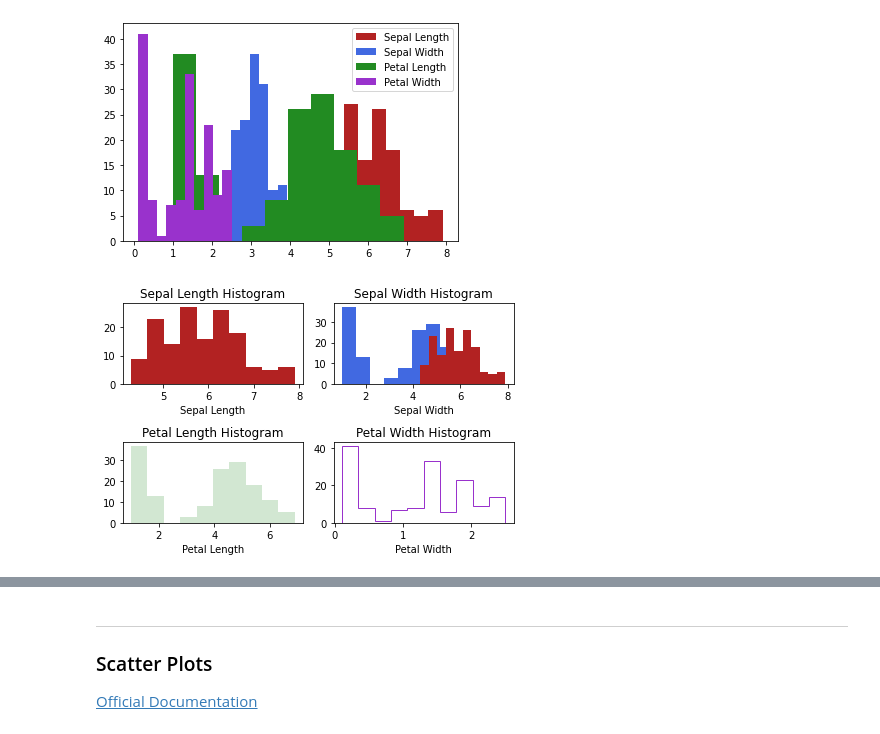
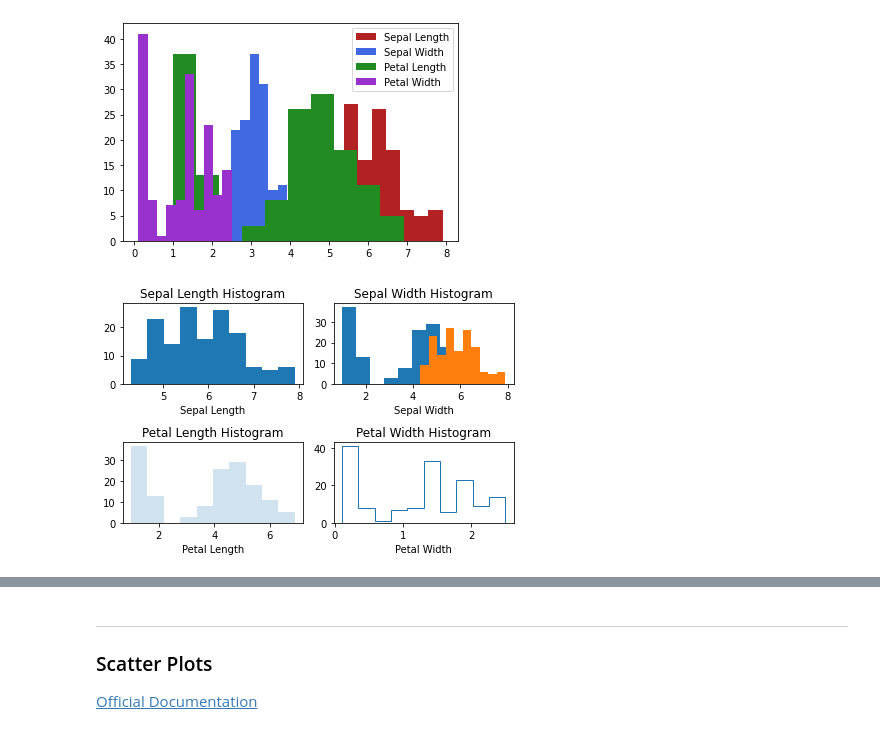
Before and after one commit to ShanePAustin/fundamentals-of-data-analysis, a Jupyter notebook: pyplot.ipynb, the cells around one changed output, grey strips where cells are left out. Saved outputs shown, nothing was run; the diff lists cells and outputs as text; code cells hidden in the pictures.

```diff
--- a/pyplot.ipynb
+++ b/pyplot.ipynb
@@ -390,29 +390,30 @@ plt.legend()
 [figure]
 # %%
 plt.subplot(2,2,1)
-plt.hist(df["Sepal Length"], color = "firebrick", histtype = "bar")
+plt.hist(df["SepalLength"], histtype = "bar")
+
 plt.title("Sepal Length Histogram")
 plt.xlabel("Sepal Length")
 
 plt.subplot(2,2,2)
-plt.hist(df["Petal Length"], color = "royalblue", histtype = "barstacked")
-plt.hist(df["Sepal Length"], color = "firebrick", histtype = "barstacked")
+plt.hist(df["PetalLength"], histtype = "barstacked")
+plt.hist(df["SepalLength"], histtype = "barstacked")
 
 plt.title("Sepal Width Histogram")
 plt.xlabel("Sepal Width")
 
 plt.subplot(2,2,3)
-plt.hist(df["Petal Length"], color = "forestgreen", alpha=0.2)
+plt.hist(df["PetalLength"], alpha=0.2)
 plt.title("Petal Length Histogram")
 plt.xlabel("Petal Length")
 
 plt.subplot(2,2,4)
-plt.hist(df["Petal Width"], color = "darkorchid", histtype = "step")
+plt.hist(df["PetalWidth"], histtype = "step")
 
 plt.title("Petal Width Histogram")
 plt.xlabel("Petal Width")
 
 #tight layout stops the labels overlapping
 plt.tight_layout()
 # %% [output]
-[figure, old version]
+[figure, new version]
```
Also changed, not shown: parts of 12 cells of this notebook.
